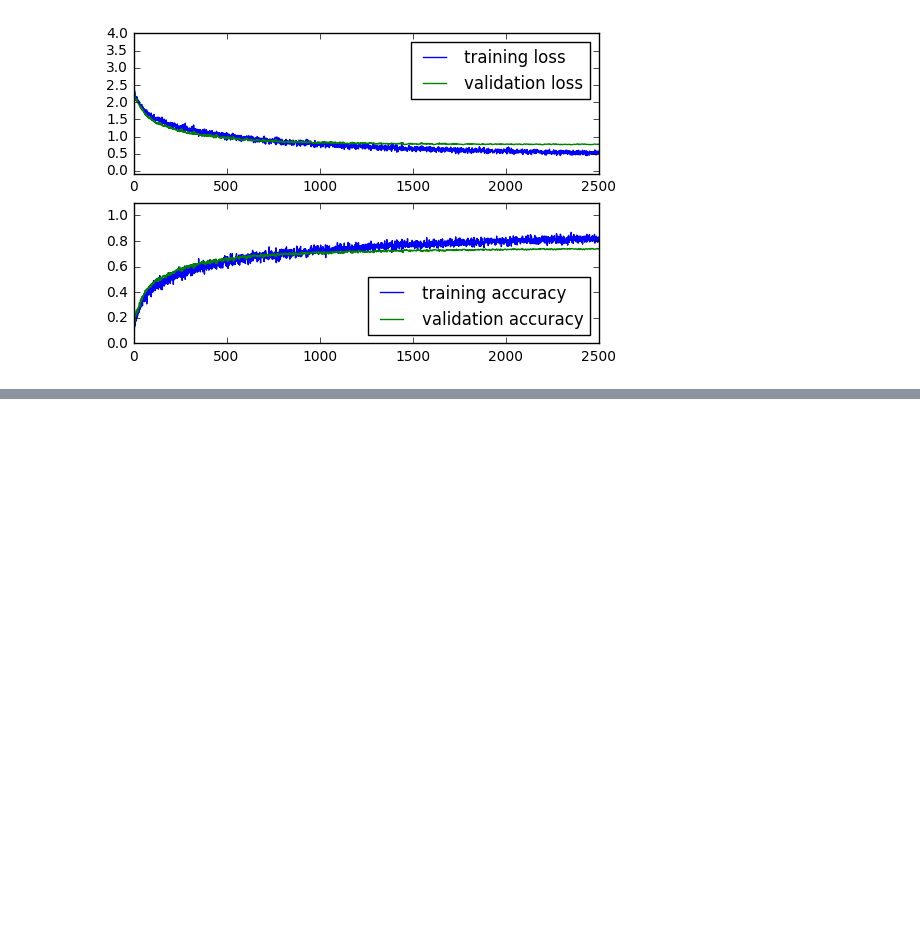
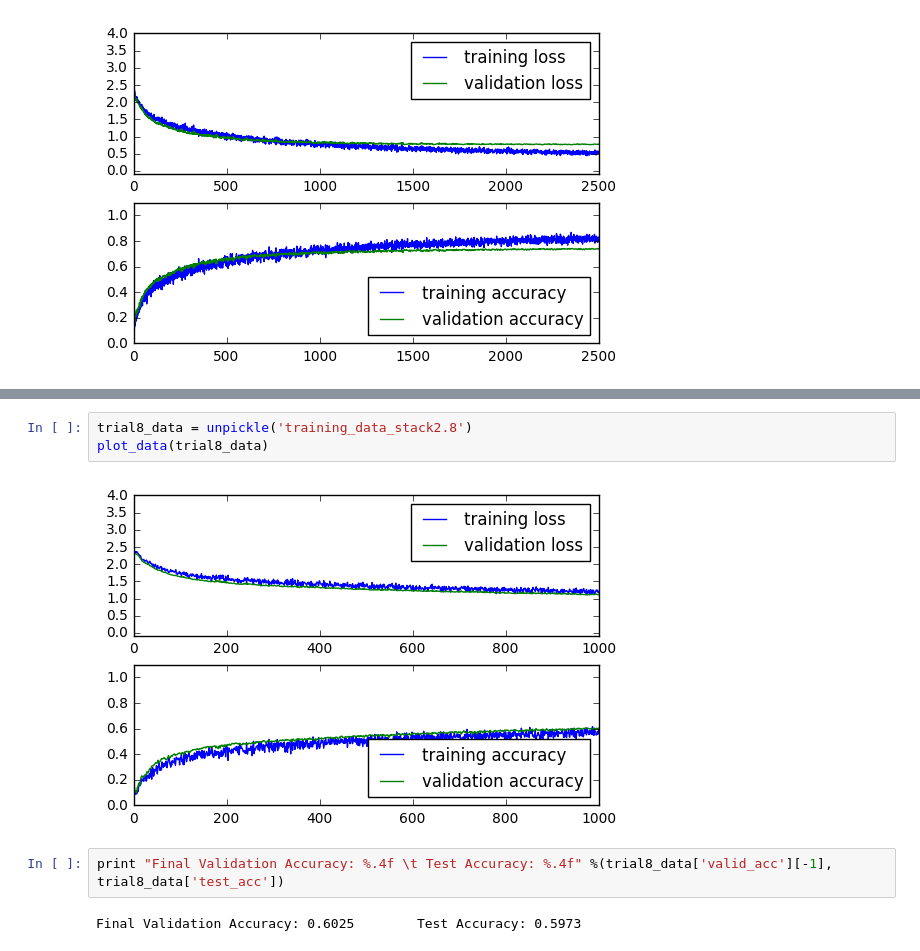
Before and after one commit to zhongyuk/CNNplayground, a Jupyter notebook: experiment2.ipynb, the cells around one changed output, grey strips where cells are left out. Cells and saved outputs as stored; diff of their text form; blank space fills up the shorter version.

```diff
--- a/experiment2.ipynb
+++ b/experiment2.ipynb
@@ -523,0 +550,9 @@ Final Validation Accuracy: 0.74          Test Accuracy: 0.74
+# %%
+trial8_data = unpickle('training_data_stack2.8')
+plot_data(trial8_data)
+# %% [output]
+[figure, added]
+# %%
+print "Final Validation Accuracy: %.4f \t Test Accuracy: %.4f" %(trial8_data['valid_acc'][-1], trial8_data['test_acc'])
+# %% [output]
+Final Validation Accuracy: 0.6025        Test Accuracy: 0.5973
```
Also changed, not shown: parts of 17 cells of this notebook, 5 other files.
